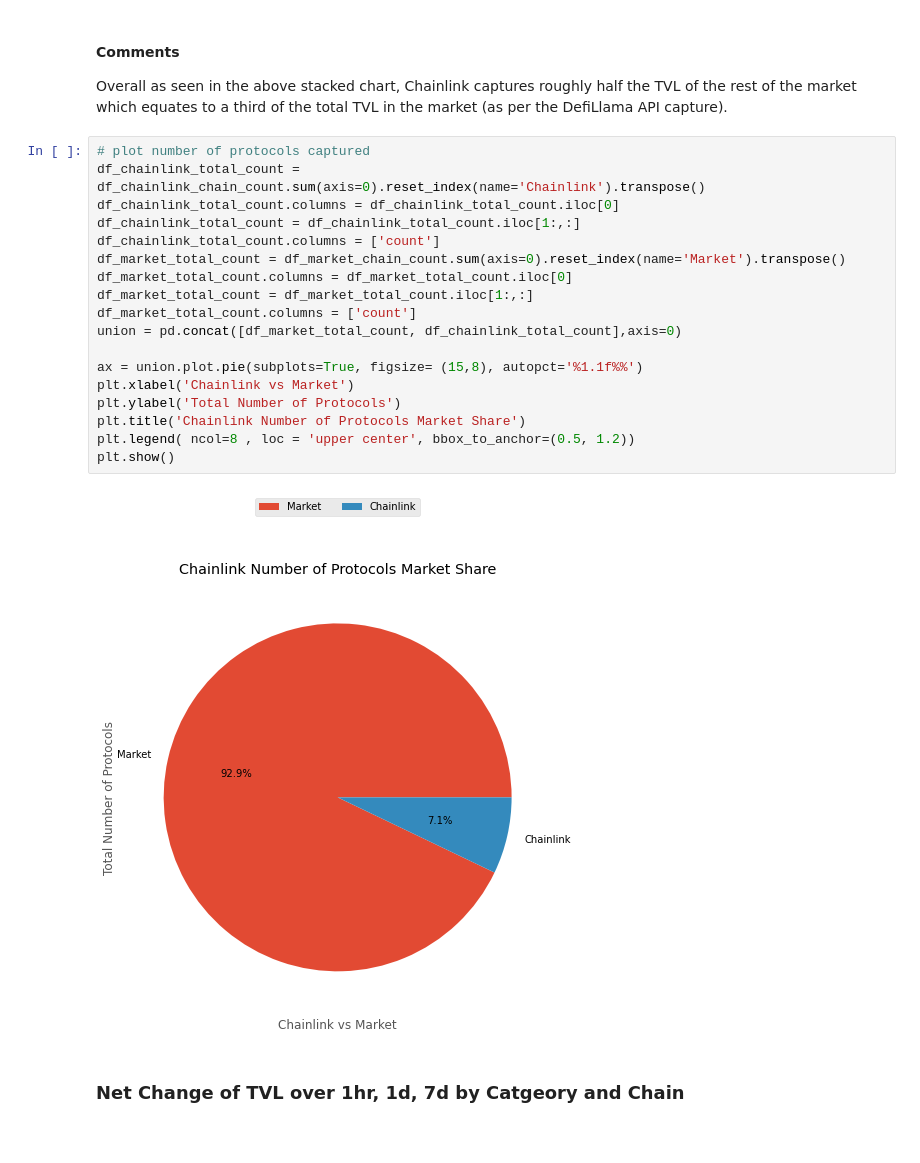
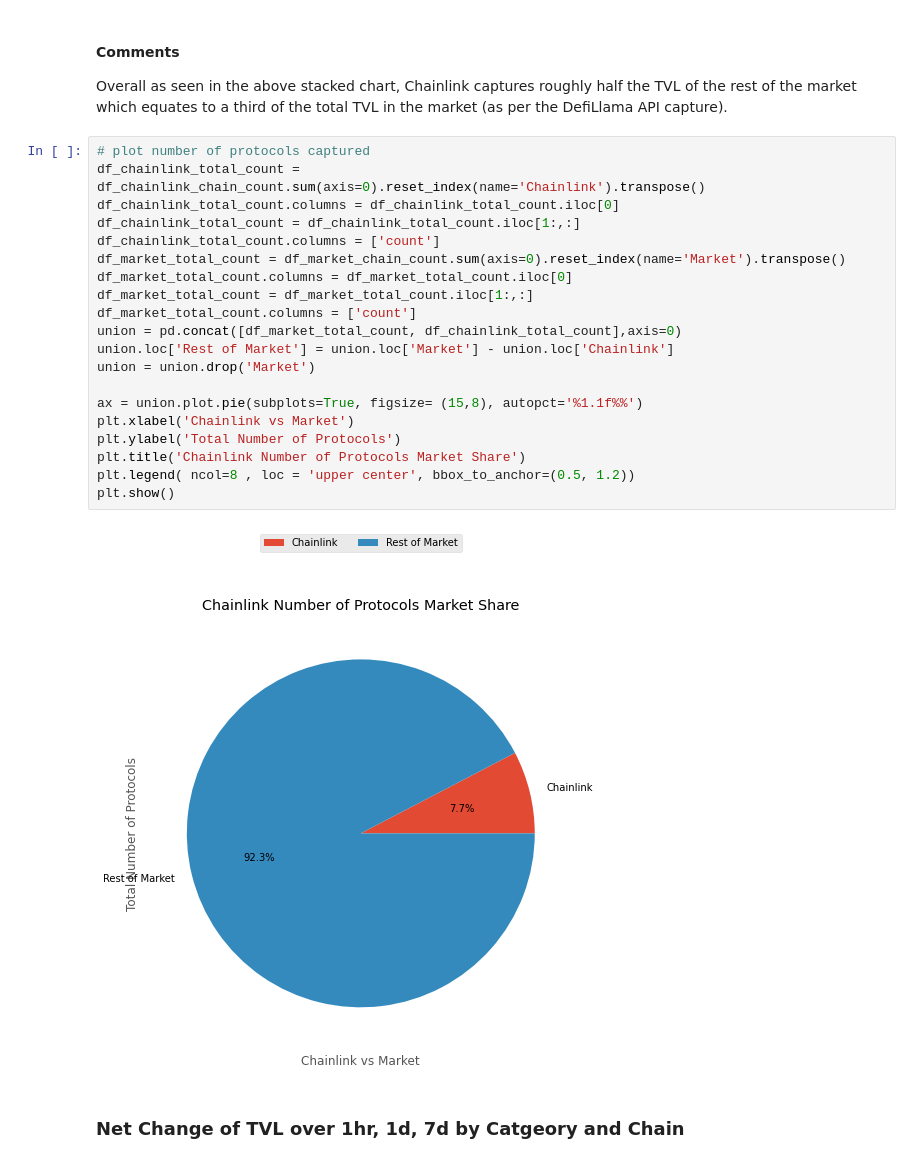
Before and after one commit to jacobianjl/defi-llama-project, a Jupyter notebook: defi_lama_tvl_analysis.ipynb, the cells around one changed output. Saved outputs shown, nothing was run; the diff lists cells and outputs as text.

```diff
--- a/defi_lama_tvl_analysis.ipynb
+++ b/defi_lama_tvl_analysis.ipynb
@@ -210,23 +212,25 @@ Overall as seen in the above stacked chart, Chainlink captures roughly half the
 # %%
 # plot number of protocols captured
 df_chainlink_total_count = df_chainlink_chain_count.sum(axis=0).reset_index(name='Chainlink').transpose()
 df_chainlink_total_count.columns = df_chainlink_total_count.iloc[0]
 df_chainlink_total_count = df_chainlink_total_count.iloc[1:,:]
 df_chainlink_total_count.columns = ['count']
 df_market_total_count = df_market_chain_count.sum(axis=0).reset_index(name='Market').transpose()
 df_market_total_count.columns = df_market_total_count.iloc[0]
 df_market_total_count = df_market_total_count.iloc[1:,:]
 df_market_total_count.columns = ['count']
 union = pd.concat([df_market_total_count, df_chainlink_total_count],axis=0)
+union.loc['Rest of Market'] = union.loc['Market'] - union.loc['Chainlink']
+union = union.drop('Market')
 
 ax = union.plot.pie(subplots=True, figsize= (15,8), autopct='%1.1f%%')
 plt.xlabel('Chainlink vs Market')
 plt.ylabel('Total Number of Protocols')
 plt.title('Chainlink Number of Protocols Market Share')
 plt.legend( ncol=8 , loc = 'upper center', bbox_to_anchor=(0.5, 1.2))
 plt.show()
 # %% [output]
-[figure, old version]
+[figure, new version]
 # %% [markdown]
 ### Net Change of TVL over 1hr, 1d, 7d by Catgeory and Chain
 # %%
```
Also changed, not shown: parts of 1 cell of this notebook.
